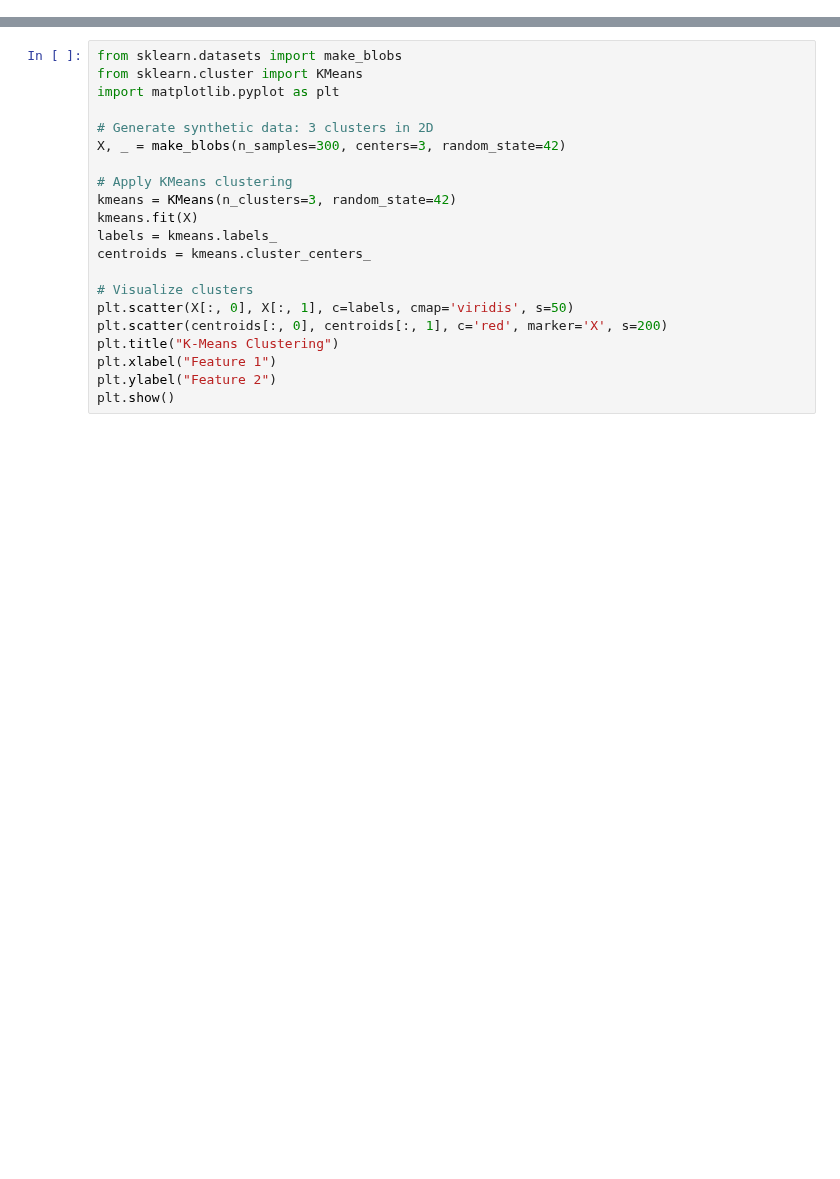
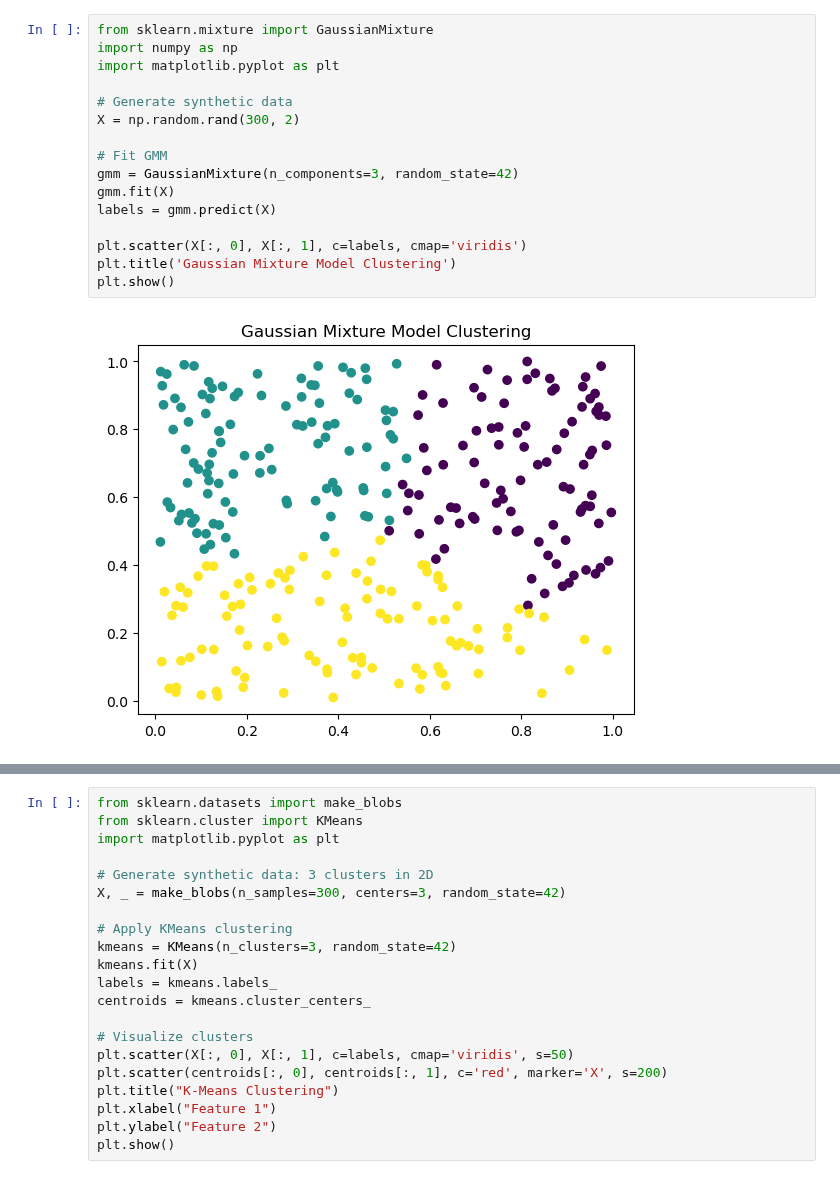
Before and after one commit to zlu/ml_study, a Jupyter notebook: unsupervised-learning.ipynb, the cells around one changed output, grey strips where cells are left out. Drawn from its saved outputs; the diff is of its cells as text; blank space fills up the shorter version.

```diff
--- a/unsupervised-learning.ipynb
+++ b/unsupervised-learning.ipynb
@@ -71,0 +108,18 @@ def chebyshev_distance(a, b):
+# %%
+from sklearn.mixture import GaussianMixture
+import numpy as np
+import matplotlib.pyplot as plt
+
+# Generate synthetic data
+X = np.random.rand(300, 2)
+
+# Fit GMM
+gmm = GaussianMixture(n_components=3, random_state=42)
+gmm.fit(X)
+labels = gmm.predict(X)
+
+plt.scatter(X[:, 0], X[:, 1], c=labels, cmap='viridis')
+plt.title('Gaussian Mixture Model Clustering')
+plt.show()
+# %% [output]
+[figure, added]
```
Also changed, not shown: parts of 24 cells of this notebook.
